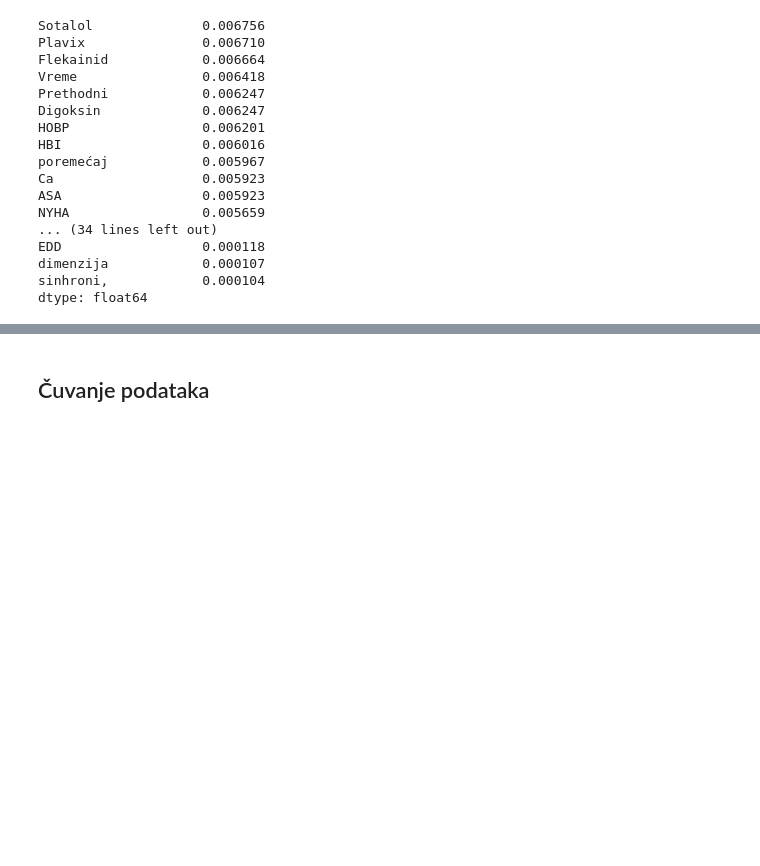
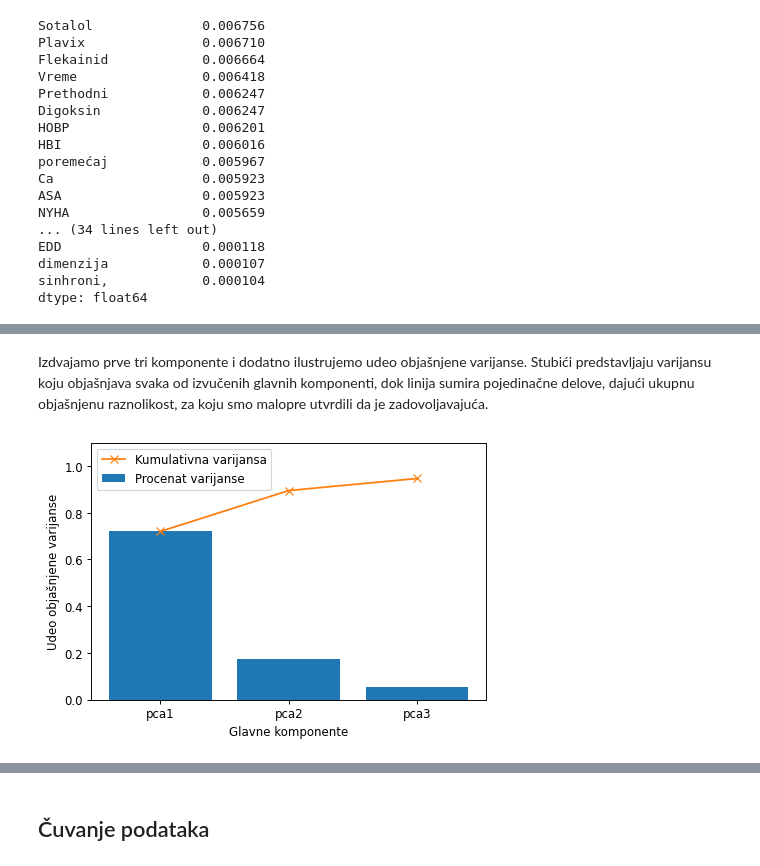
Before and after one commit to matfija/Elektrokonverzija, a Jupyter notebook: elektropriprema.ipynb, the cells around one changed output, grey strips where cells are left out. Cells and saved outputs as stored; diff of their text form; code cells hidden in the pictures; blank space fills up the shorter version.

Commit message:
Dodat PCA u pripremu

```diff
--- a/elektropriprema.ipynb
+++ b/elektropriprema.ipynb
@@ -554,0 +563,6 @@ dtype: float64
+# %%
+pca = PCA()
+df_pca = pd.DataFrame(pca.fit_transform(df.iloc[:, :-1]),
+                      index = df.index,
+                      columns = [f'pca{i}' for i in range(1, df.shape[1])])
+df_pca
@@ -554,0 +586,4 @@ dtype: float64
+# %%
+obj = pd.Series(pca.explained_variance_ratio_,
+                index = df_pca.columns)
+obj
@@ -554,0 +608,25 @@ dtype: float64
+# %% [markdown]
+Izdvajamo prve tri komponente i dodatno ilustrujemo udeo objašnjene varijanse. Stubići predstavljaju varijansu koju objašnjava svaka od izvučenih glavnih komponenti, dok linija sumira pojedinačne delove, dajući ukupnu objašnjenu raznolikost, za koju smo malopre utvrdili da je zadovoljavajuća.
+# %%
+df_pca = df_pca.iloc[:, :3]
+obj = obj[:3]
+
+def objasni(df, obj):
+    plt.ylim(top=1.1)
+
+    plt.bar(df_pca.columns, obj,
+            label = 'Procenat varijanse')
+    plt.plot(df_pca.columns, np.cumsum(obj),
+             color = 'tab:orange',
+             label = 'Kumulativna varijansa',
+             marker = 'x')
+
+    plt.xlabel('Glavne komponente')
+    plt.ylabel('Udeo objašnjene varijanse')
+    plt.legend()
+
+    plt.show()
+
+objasni(df_pca, obj)
+# %% [output]
+[figure, added]
```
Also changed, not shown: parts of 19 cells of this notebook.
